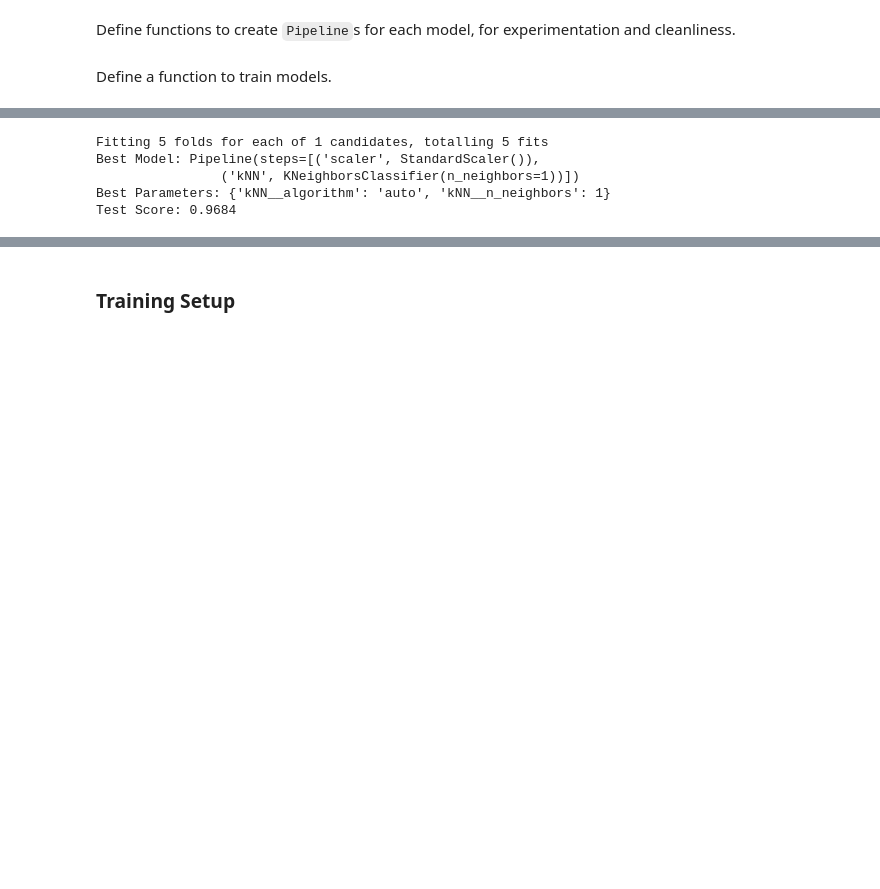
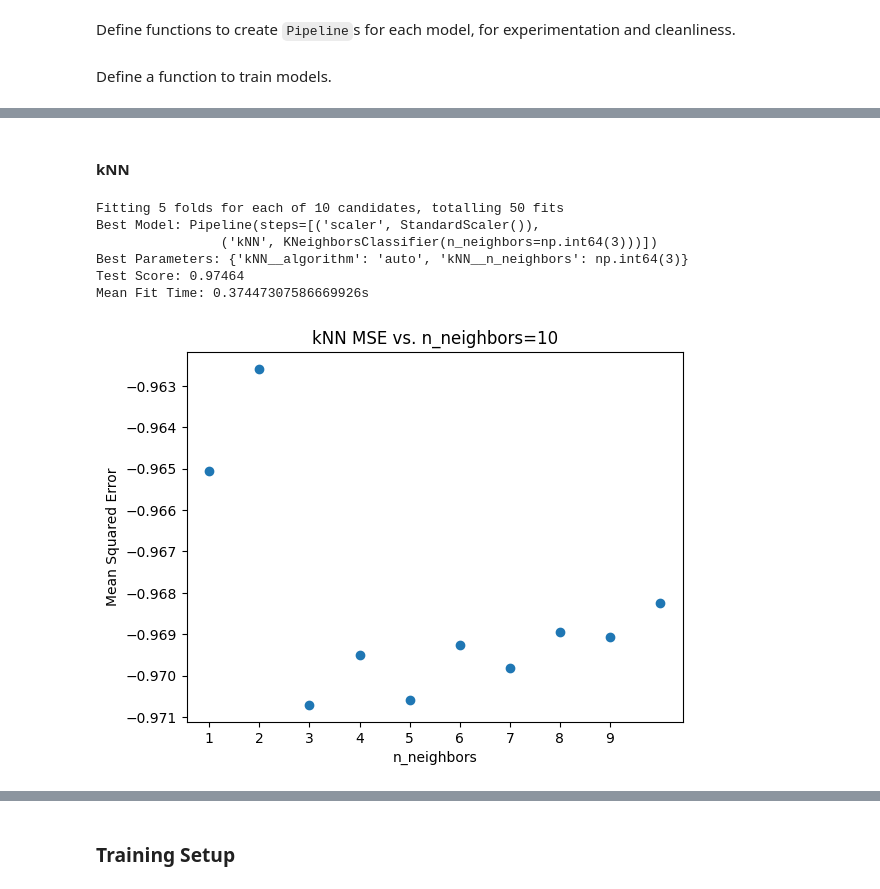
Before and after one commit to eli-johnson-04/sdss-performance-comparison, a Jupyter notebook: script.ipynb, the cells around one changed output, grey strips where cells are left out. Drawn from its saved outputs; the diff is of its cells as text; code cells hidden in the pictures; blank space fills up the shorter version.

Commit message:
begin analysis setup for supervised algos
finished setup for knn & dt, need to prepare analysis products for svm-c, rf-c, and adaboost. also changed selection of unsupervised algorithms

```diff
--- a/script.ipynb
+++ b/script.ipynb
@@ -192,9 +198,9 @@ def param_grid_ada_dt(n_estimators=[10, 50, 100, 200], learning_rate=[0.001, 0.0
 Define functions to create `Pipeline`s for each model, for experimentation and cleanliness.
 # %%
 # Produce a pipeline and parameter grid for kNN
-def create_knn_for_grid_search(n_neighbors=np.arange(100)+1, algos=['auto']):
+def create_knn_for_grid_search(n_neighbors=np.arange(10)+1, algos=['auto']):
     pipe = Pipeline([
-        ('scaler', SCALER),
+        ('scaler', SCALER), # kNN requires feature scaling!
         ('kNN', KNeighborsClassifier())
     ])
 
@@ -284,9 +368,30 @@ def get_grid_search_results(pipe, param_grid, x_train=X_train, x_test=X_test, y_
+# %% [markdown]
+#### kNN
+# %%
+# Plot the mean squared error as a function of n_neighbors. Adapted from module 4 worksheet.
+def plot_mse_knn(gs_knn, save=True):
+    results = gs_knn.cv_results_['mean_test_score']
+    n_neighbors = len(results)
+    plt.scatter(np.arange(n_neighbors)+1, -results)
+    plt.xlabel('n_neighbors')
+    plt.ylabel('Mean Squared Error')
+    plt.title(f'kNN MSE vs. n_neighbors={n_neighbors}')
+    plt.xticks(np.arange(len(results) - 1) + 1)
+    if save: plt.savefig(paths['supervised_products'] + paths['graphs'] + f'kNN_MSE_k={n_neighbors}.png')
+    plt.show()
 # %%
-pipe_knn, pg_knn = create_knn_for_grid_search(n_neighbors=[1])
+# SAMPLE
+pipe_knn, pg_knn = create_knn_for_grid_search()
 gs_knn = get_grid_search_results(pipe_knn, pg_knn)
 # %% [output]
-Fitting 5 folds for each of 1 candidates, totalling 5 fits
+Fitting 5 folds for each of 10 candidates, totalling 50 fits
 Best Model: Pipeline(steps=[('scaler', StandardScaler()),
-                ('kNN', KNeighborsClassifier(n_neighbors=1))])
-Best Parameters: {'kNN__algorithm': 'auto', 'kNN__n_neighbors': 1}
-Test Score: 0.9684
+                ('kNN', KNeighborsClassifier(n_neighbors=np.int64(3)))])
+Best Parameters: {'kNN__algorithm': 'auto', 'kNN__n_neighbors': np.int64(3)}
+Test Score: 0.97464
+Mean Fit Time: 0.37447307586669926s
+# %%
+# SAMPLE
+plot_mse_knn(gs_knn)
+# %% [output]
+[figure, added]
```
Also changed, not shown: parts of 24 cells of this notebook, 5 other files.
